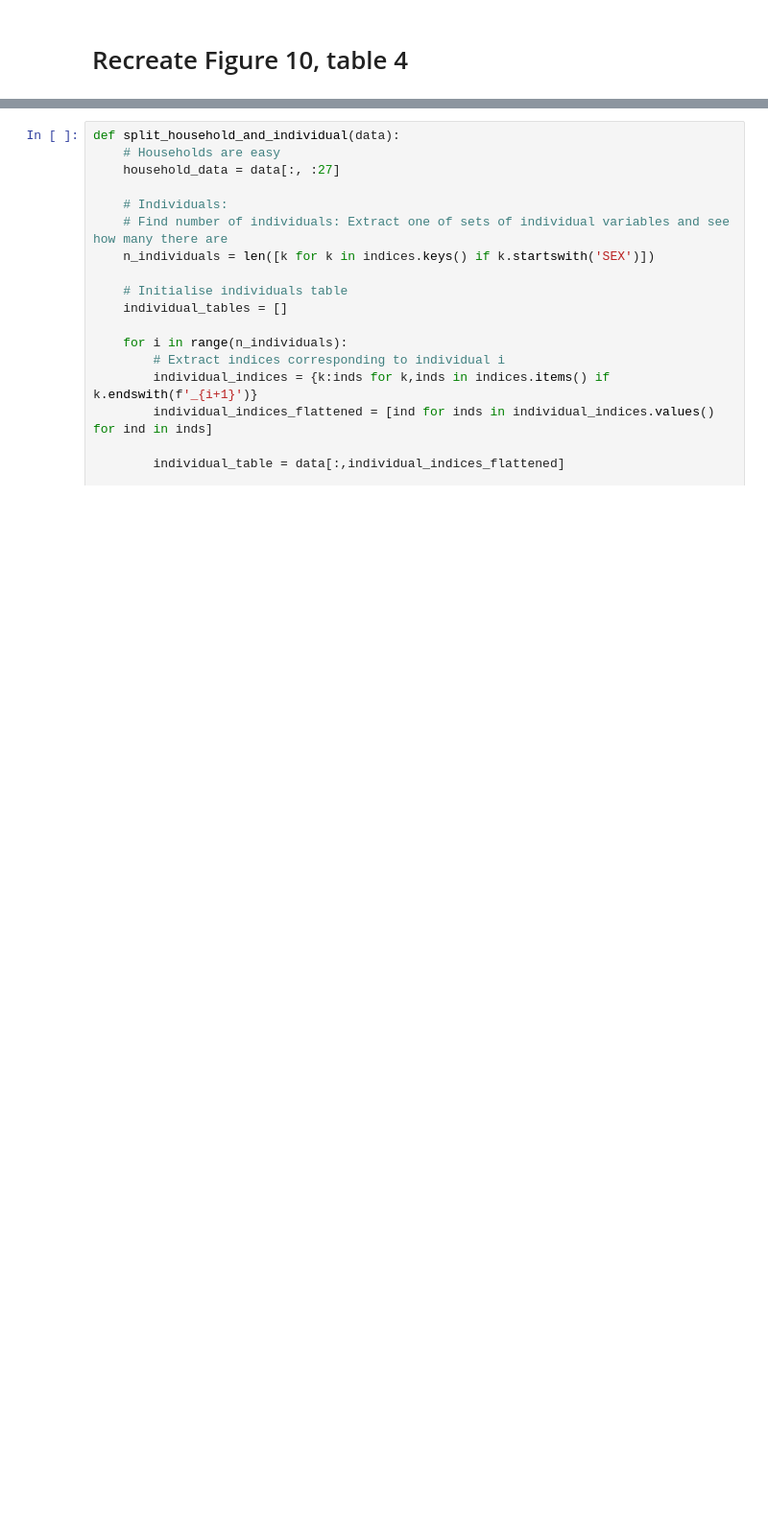
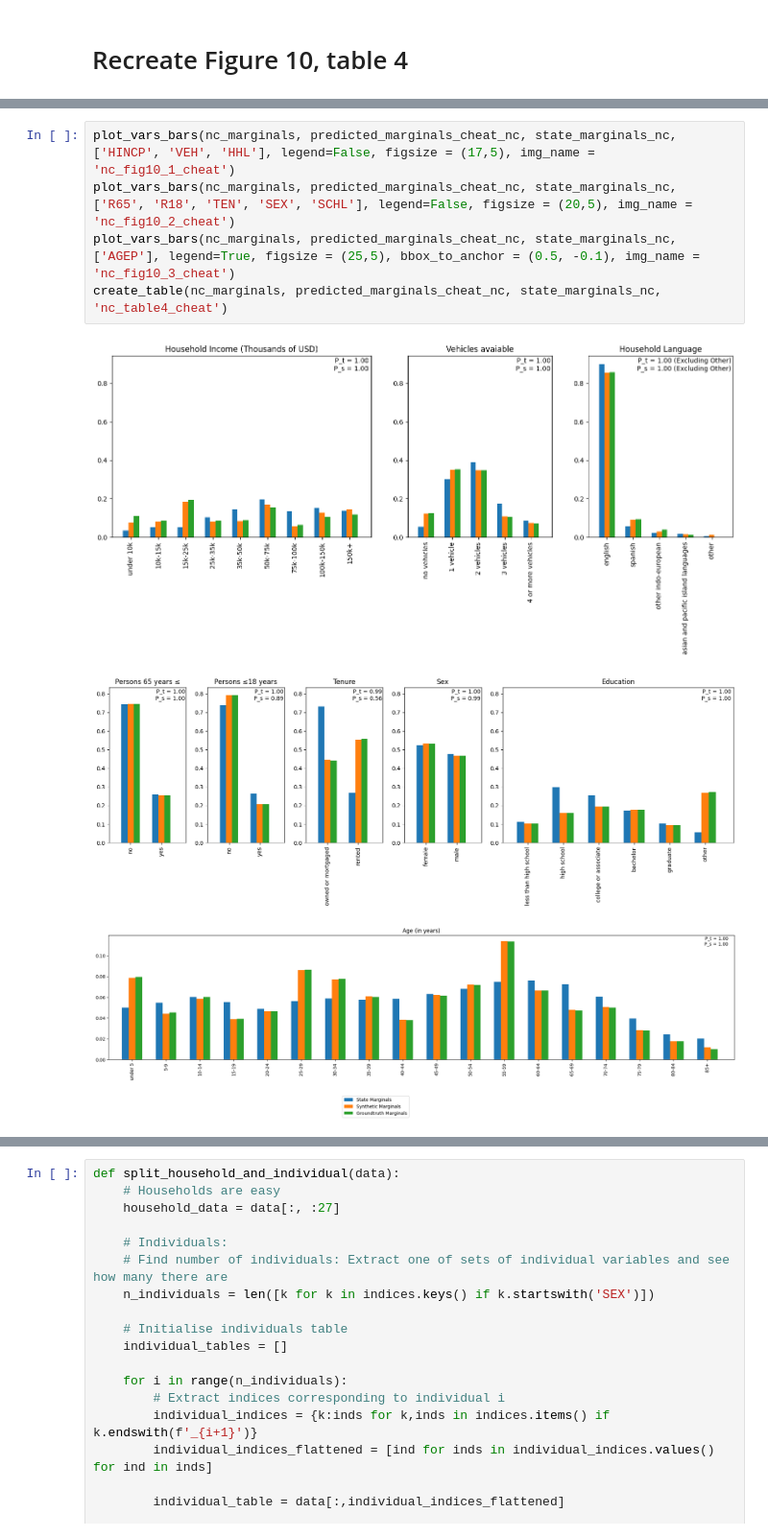
Before and after one commit to fabi-kb/GNN_Project, a Jupyter notebook: finetune_analysis.ipynb, the cells around one changed output, grey strips where cells are left out. Shown at 96% size. Saved outputs shown, nothing was run; the diff lists cells and outputs as text; blank space fills up the shorter version.

```diff
--- a/finetune_analysis.ipynb
+++ b/finetune_analysis.ipynb
@@ -334,0 +394,9 @@ create_table(marginals, predicted_marginals_cheat, state_marginals, 'table4_chea
+# %%
+plot_vars_bars(nc_marginals, predicted_marginals_cheat_nc, state_marginals_nc, ['HINCP', 'VEH', 'HHL'], legend=False, figsize = (17,5), img_name = 'nc_fig10_1_cheat')
+plot_vars_bars(nc_marginals, predicted_marginals_cheat_nc, state_marginals_nc, ['R65', 'R18', 'TEN', 'SEX', 'SCHL'], legend=False, figsize = (20,5), img_name = 'nc_fig10_2_cheat')
+plot_vars_bars(nc_marginals, predicted_marginals_cheat_nc, state_marginals_nc, ['AGEP'], legend=True, figsize = (25,5), bbox_to_anchor = (0.5, -0.1), img_name = 'nc_fig10_3_cheat')
+create_table(nc_marginals, predicted_marginals_cheat_nc, state_marginals_nc, 'nc_table4_cheat')
+# %% [output]
+[figure, added]
+[figure, added]
+[figure, added]
```
Also changed, not shown: parts of 19 cells of this notebook.
